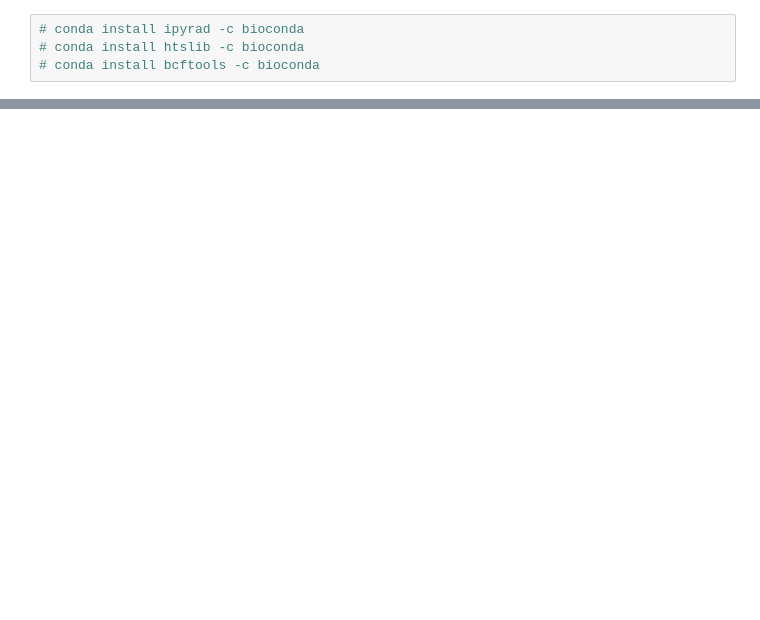
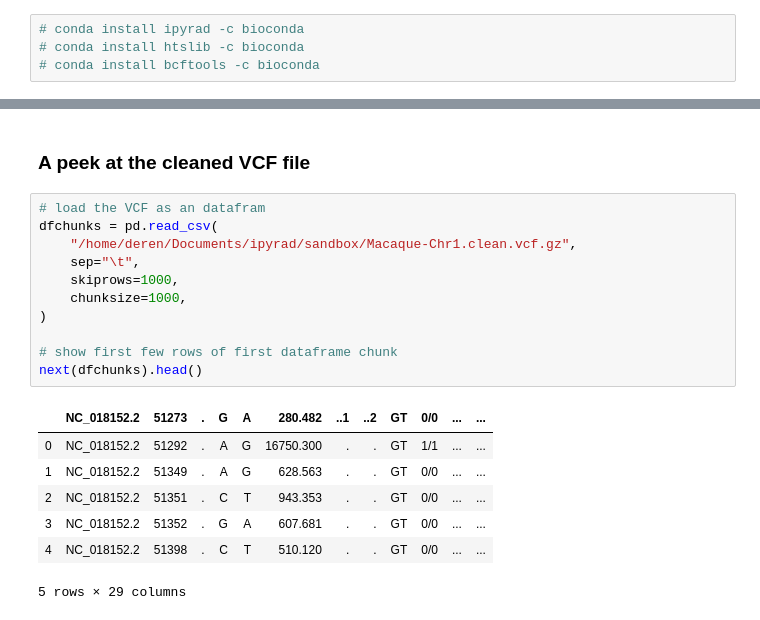
Before and after one commit to dereneaton/ipyrad, a Jupyter notebook: newdocs/API-analysis/cookbook-vcf2hdf5.ipynb, the cells around one changed output, grey strips where cells are left out. Saved outputs shown, nothing was run; the diff lists cells and outputs as text; blank space fills up the shorter version.

```diff
--- a/newdocs/API-analysis/cookbook-vcf2hdf5.ipynb
+++ b/newdocs/API-analysis/cookbook-vcf2hdf5.ipynb
@@ -604,0 +42,21 @@ np.zeros(10, dtype="i8")
+# %% [markdown]
+### A peek at the cleaned VCF file
+# %%
+# load the VCF as an datafram
+dfchunks = pd.read_csv(
+    "/home/deren/Documents/ipyrad/sandbox/Macaque-Chr1.clean.vcf.gz",
+    sep="\t",
+    skiprows=1000,
+    chunksize=1000,
+)
+
+# show first few rows of first dataframe chunk
+next(dfchunks).head()
+# %% [output]
+|  | NC_018152.2 | 51273 | . | G | A | 280.482 | ..1 | ..2 | GT | 0/0 | ... | ... |
+| 0 | NC_018152.2 | 51292 | . | A | G | 16750.300 | . | . | GT | 1/1 | ... | ... |
+| 1 | NC_018152.2 | 51349 | . | A | G | 628.563 | . | . | GT | 0/0 | ... | ... |
+| 2 | NC_018152.2 | 51351 | . | C | T | 943.353 | . | . | GT | 0/0 | ... | ... |
+| 3 | NC_018152.2 | 51352 | . | G | A | 607.681 | . | . | GT | 0/0 | ... | ... |
+| 4 | NC_018152.2 | 51398 | . | C | T | 510.120 | . | . | GT | 0/0 | ... | ... |
+5 rows × 29 columns
```
Also changed, not shown: parts of 97 cells of this notebook.
